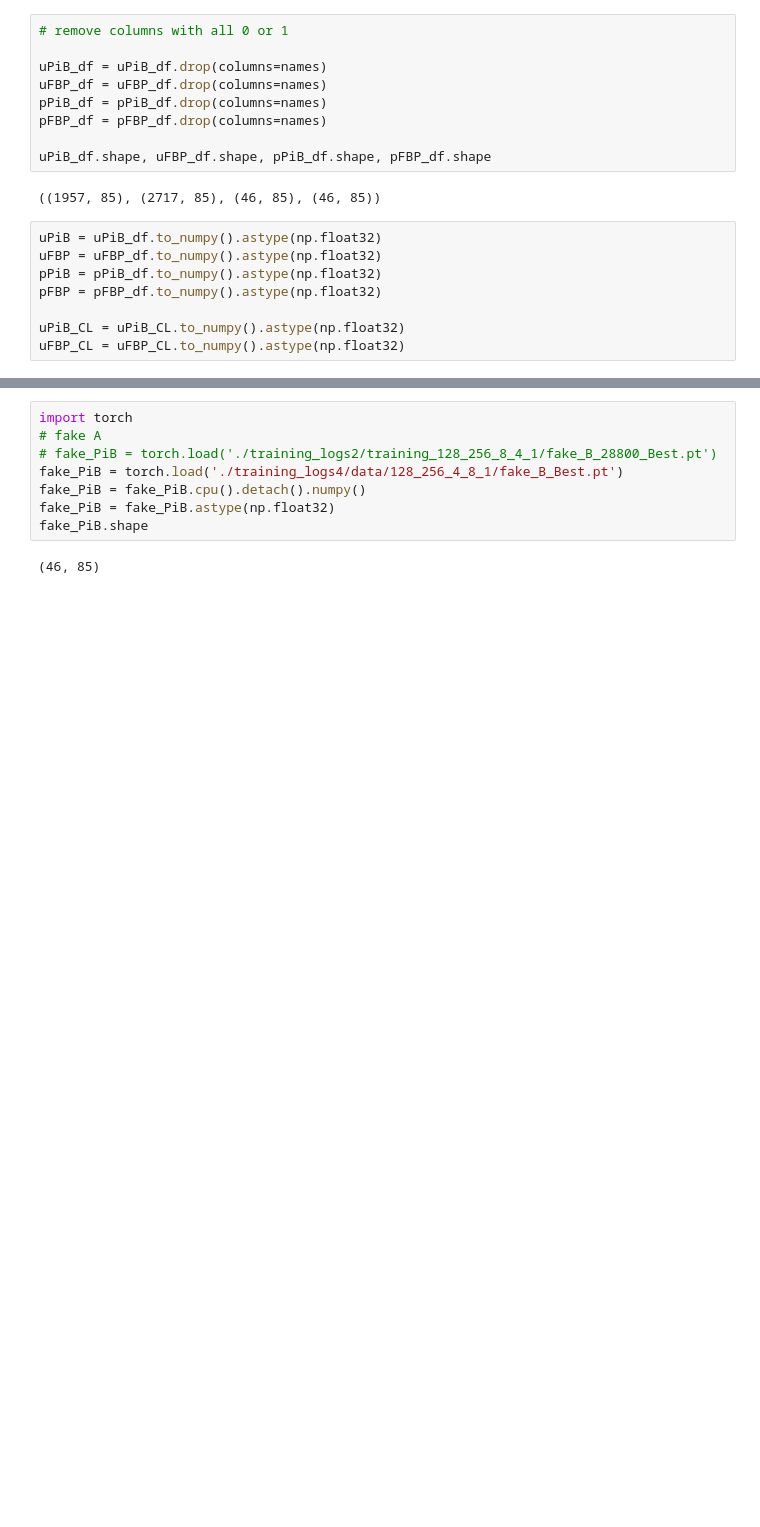
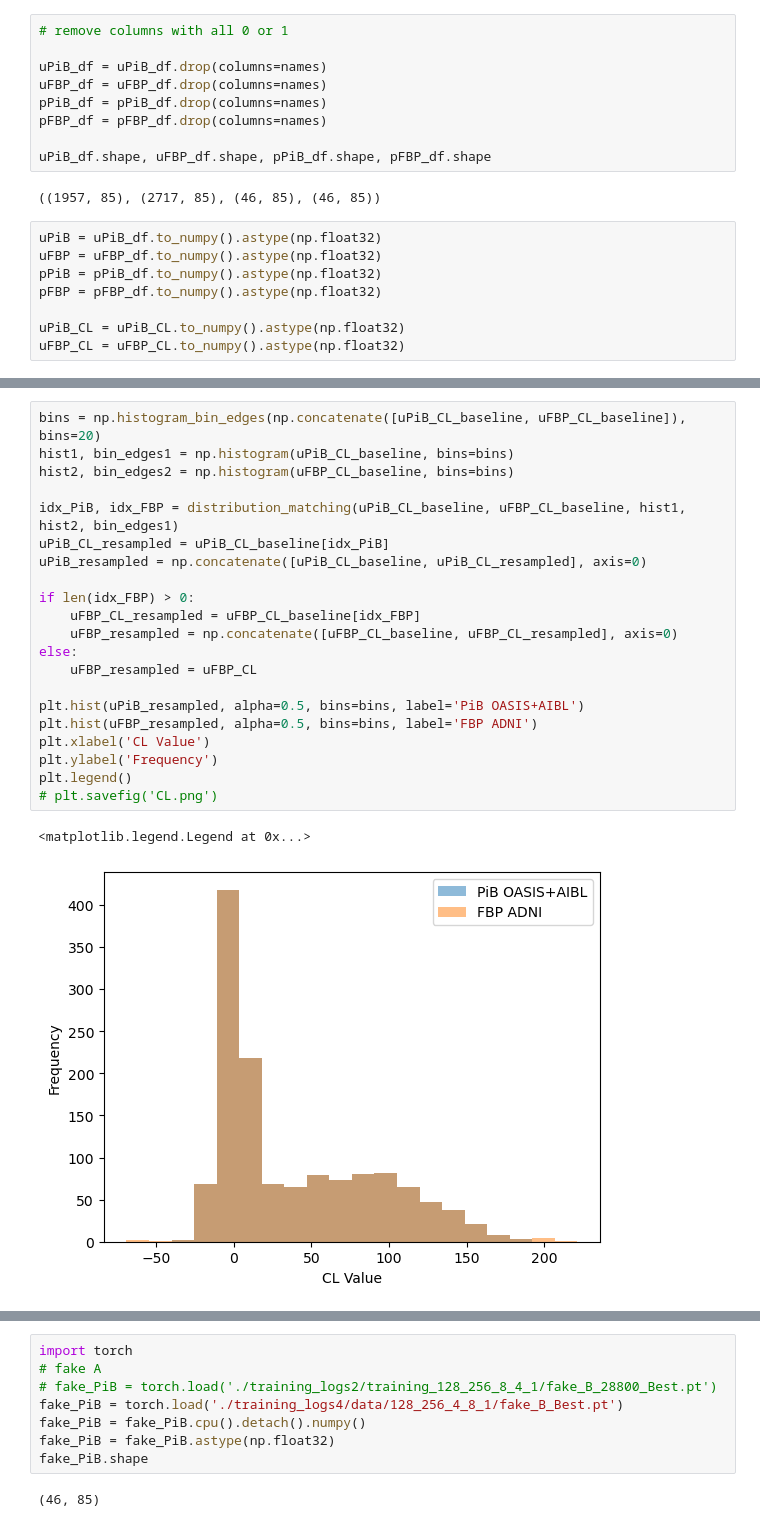
Before and after one commit to SoloChe/PET_cycleGAN, a Jupyter notebook: PET_data_check.ipynb, the cells around one changed output, grey strips where cells are left out. Cells and saved outputs as stored; diff of their text form; blank space fills up the shorter version.

```diff
--- a/PET_data_check.ipynb
+++ b/PET_data_check.ipynb
@@ -223 +233,25 @@ plt.legend()
+# %%
+bins = np.histogram_bin_edges(np.concatenate([uPiB_CL_baseline, uFBP_CL_baseline]), bins=20)
+hist1, bin_edges1 = np.histogram(uPiB_CL_baseline, bins=bins)
+hist2, bin_edges2 = np.histogram(uFBP_CL_baseline, bins=bins)
+
+idx_PiB, idx_FBP = distribution_matching(uPiB_CL_baseline, uFBP_CL_baseline, hist1, hist2, bin_edges1)
+uPiB_CL_resampled = uPiB_CL_baseline[idx_PiB]
+uPiB_resampled = np.concatenate([uPiB_CL_baseline, uPiB_CL_resampled], axis=0)
+
+if len(idx_FBP) > 0:
+    uFBP_CL_resampled = uFBP_CL_baseline[idx_FBP]
+    uFBP_resampled = np.concatenate([uFBP_CL_baseline, uFBP_CL_resampled], axis=0)
+else:
+    uFBP_resampled = uFBP_CL
+
+plt.hist(uPiB_resampled, alpha=0.5, bins=bins, label='PiB OASIS+AIBL')
+plt.hist(uFBP_resampled, alpha=0.5, bins=bins, label='FBP ADNI')
+plt.xlabel('CL Value')
+plt.ylabel('Frequency')
+plt.legend()
+# plt.savefig('CL.png')
+# %% [output]
+<matplotlib.legend.Legend at 0x...>
+[figure, added]
 # %%
```
Also changed, not shown: parts of 6 cells of this notebook, 11 other files.
